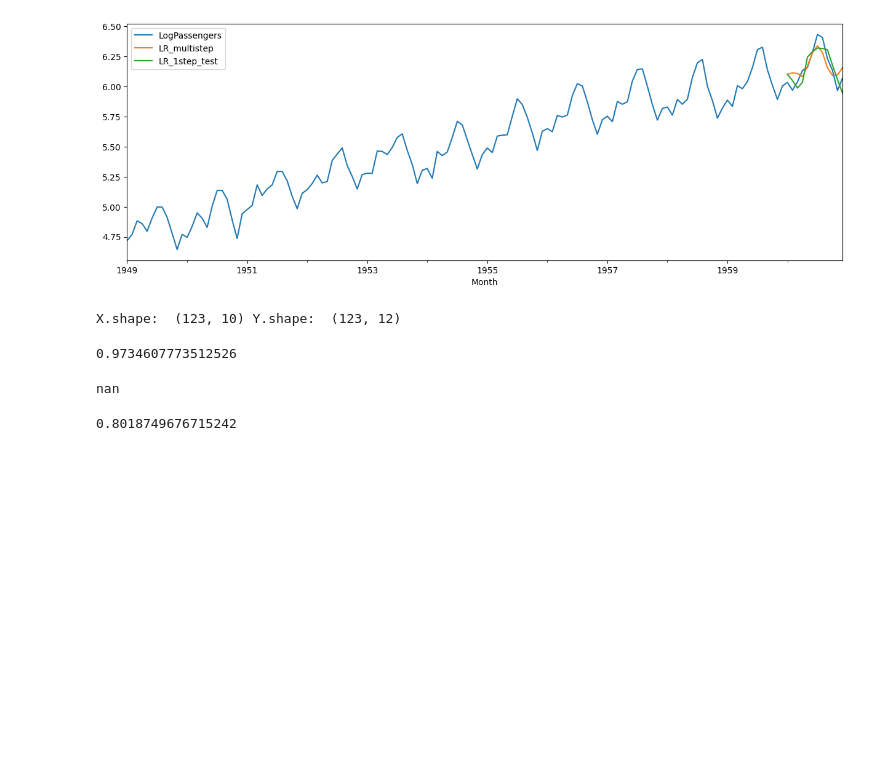
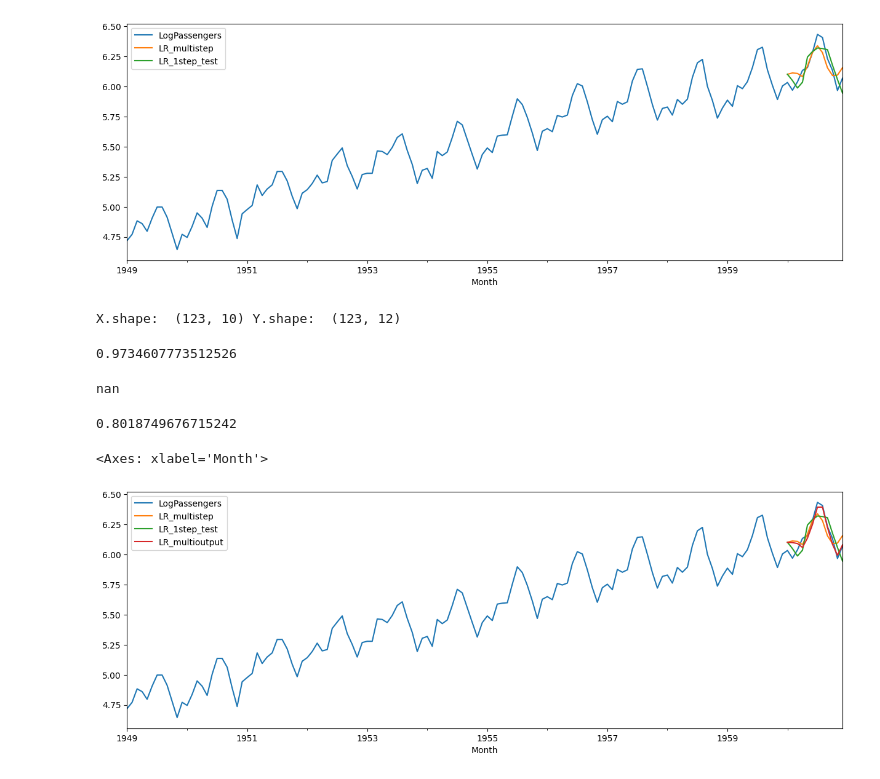
Before and after one commit to yeesem/Time-Series-Data-Analysis, a Jupyter notebook: ML_Airline_No_Differencing.ipynb, the cells around one changed output. Cells and saved outputs as stored; diff of their text form; code cells hidden in the pictures; blank space fills up the shorter version.

```diff
--- a/ML_Airline_No_Differencing.ipynb
+++ b/ML_Airline_No_Differencing.ipynb
@@ -282,3 +282,12 @@ nan
 r2_score(lr.predict(XTest_m).flatten(),YTest_m.flatten())
 # %% [output]
 0.8018749676715242
+# %%
+df.loc[test_idx,'LR_multioutput'] = lr.predict(XTest_m).flatten()
+# %%
+#Plot all forecast
+cols = ['LogPassengers','LR_multistep','LR_1step_test','LR_multioutput']
+df.[cols].plot(figsize = (15,5))
+# %% [output]
+<Axes: xlabel='Month'>
+[figure, added]
```
Also changed, not shown: parts of 6 cells of this notebook.
